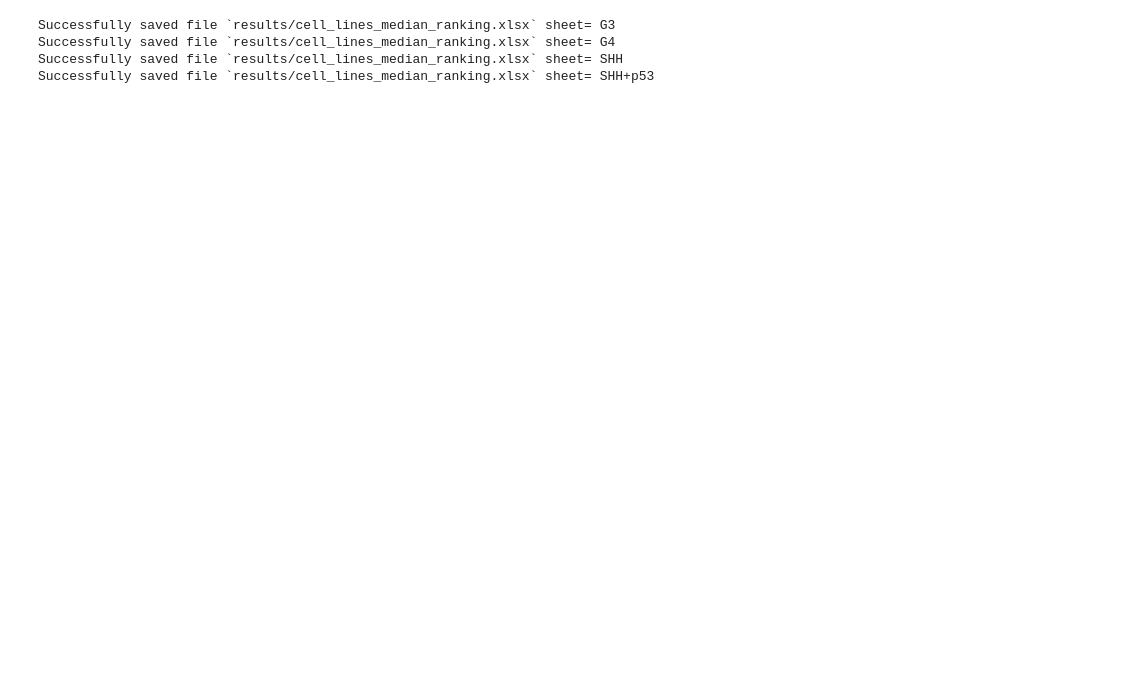
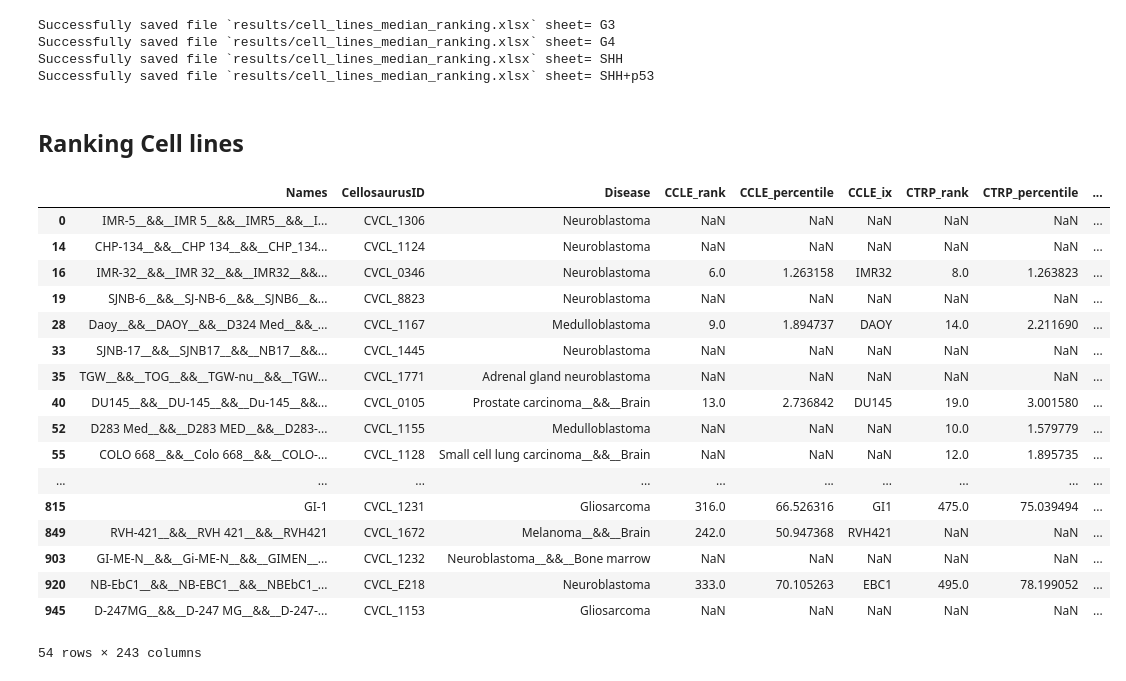
Before and after one commit to edjuaro/pdx-hts, a Jupyter notebook: Notebooks/step_3-post_process_DiSCoVER_results.ipynb, the cells around one changed output. Saved outputs shown, nothing was run; the diff lists cells and outputs as text; code cells hidden in the pictures; blank space fills up the shorter version.

Commit message:
Cell line rankings added

```diff
--- a/Notebooks/step_3-post_process_DiSCoVER_results.ipynb
+++ b/Notebooks/step_3-post_process_DiSCoVER_results.ipynb
@@ -351,7 +357,7 @@ cmap_lines = [
 'vertebra',
 ]
 # %%
-writer = pd.ExcelWriter('results/cell_lines_median_ranking.xlsx', engine='xlsxwriter')
+writer = pd.ExcelWriter('results/DiSCoVER_disease_rankings.xlsx', engine='xlsxwriter')
 # load DiSCoVER cell line rankings
 first_PDX = True
 for pdx_id in metadata['PDX_ID']:
@@ -409,3 +415,5 @@ Successfully saved file `results/cell_lines_median_ranking.xlsx` sheet= G3
 Successfully saved file `results/cell_lines_median_ranking.xlsx` sheet= G4
 Successfully saved file `results/cell_lines_median_ranking.xlsx` sheet= SHH
 Successfully saved file `results/cell_lines_median_ranking.xlsx` sheet= SHH+p53
+# %% [markdown]
+## Ranking Cell lines
@@ -411,0 +491,22 @@ Successfully saved file `results/cell_lines_median_ranking.xlsx` sheet= SHH+p53
+# %%
+def iscmap(row,is_clean=True):
+    cmap_lines = ['A375', 'A549', 'HA1E', 'HCC515', 'HEPG2', 'HT29', 'MCF7', 'PC3', 'VCAP']
+    try:
+        synonyms = np.unique([standarize_string(i).upper() for i in row['Synonyms']])
+    except KeyError:
+        synonyms = np.unique([standarize_string(i).upper() for i in row['Names'].split('__&&__')])
+    return not not set(synonyms).intersection(set(cmap_lines))
+
+def isbrain(row,is_clean=True):
+    brain_diseases = [
+                    'adrenal gland neuroblastoma',
+                    'brain',
+                    'medulloblastoma',
+                    'neuroblastoma',
+                    'primitive neuroectodermal tumor',
+                    'neurofibromatosis type 1',
+                    'gliosarcoma',
+                    ]
+    brain_diseases = [standarize_string(i) for i in brain_diseases]
+    disease = np.unique([standarize_string(i) for i in str(row['Disease']).split('__&&__')])
+    return not not set(disease).intersection(set(brain_diseases))
@@ -411,0 +517,21 @@ Successfully saved file `results/cell_lines_median_ranking.xlsx` sheet= SHH+p53
+# %%
+compilation_complete[compilation_complete.apply(isbrain, axis=1)]
+# %% [output]
+|  | Names | CellosaurusID | Disease | CCLE_rank | CCLE_percentile | CCLE_ix | CTRP_rank | CTRP_percentile | ... |
+| 0 | IMR-5__&&__IMR 5__&&__IMR5__&&__I... | CVCL_1306 | Neuroblastoma | NaN | NaN | NaN | NaN | NaN | ... |
+| 14 | CHP-134__&&__CHP 134__&&__CHP_134... | CVCL_1124 | Neuroblastoma | NaN | NaN | NaN | NaN | NaN | ... |
+| 16 | IMR-32__&&__IMR 32__&&__IMR32__&&... | CVCL_0346 | Neuroblastoma | 6.0 | 1.263158 | IMR32 | 8.0 | 1.263823 | ... |
+| 19 | SJNB-6__&&__SJ-NB-6__&&__SJNB6__&... | CVCL_8823 | Neuroblastoma | NaN | NaN | NaN | NaN | NaN | ... |
+| 28 | Daoy__&&__DAOY__&&__D324 Med__&&_... | CVCL_1167 | Medulloblastoma | 9.0 | 1.894737 | DAOY | 14.0 | 2.211690 | ... |
+| 33 | SJNB-17__&&__SJNB17__&&__NB17__&&... | CVCL_1445 | Neuroblastoma | NaN | NaN | NaN | NaN | NaN | ... |
+| 35 | TGW__&&__TOG__&&__TGW-nu__&&__TGW... | CVCL_1771 | Adrenal gland neuroblastoma | NaN | NaN | NaN | NaN | NaN | ... |
+| 40 | DU145__&&__DU-145__&&__Du-145__&&... | CVCL_0105 | Prostate carcinoma__&&__Brain | 13.0 | 2.736842 | DU145 | 19.0 | 3.001580 | ... |
+| 52 | D283 Med__&&__D283 MED__&&__D283-... | CVCL_1155 | Medulloblastoma | NaN | NaN | NaN | 10.0 | 1.579779 | ... |
+| 55 | COLO 668__&&__Colo 668__&&__COLO-... | CVCL_1128 | Small cell lung carcinoma__&&__Brain | NaN | NaN | NaN | 12.0 | 1.895735 | ... |
+| ... | ... | ... | ... | ... | ... | ... | ... | ... | ... |
+| 815 | GI-1 | CVCL_1231 | Gliosarcoma | 316.0 | 66.526316 | GI1 | 475.0 | 75.039494 | ... |
+| 849 | RVH-421__&&__RVH 421__&&__RVH421 | CVCL_1672 | Melanoma__&&__Brain | 242.0 | 50.947368 | RVH421 | NaN | NaN | ... |
+| 903 | GI-ME-N__&&__Gi-ME-N__&&__GIMEN__... | CVCL_1232 | Neuroblastoma__&&__Bone marrow | NaN | NaN | NaN | NaN | NaN | ... |
+| 920 | NB-EbC1__&&__NB-EBC1__&&__NBEbC1_... | CVCL_E218 | Neuroblastoma | 333.0 | 70.105263 | EBC1 | 495.0 | 78.199052 | ... |
+| 945 | D-247MG__&&__D-247 MG__&&__D-247-... | CVCL_1153 | Gliosarcoma | NaN | NaN | NaN | NaN | NaN | ... |
+54 rows × 243 columns
```
Also changed, not shown: parts of 6 cells of this notebook, 32 other files.
